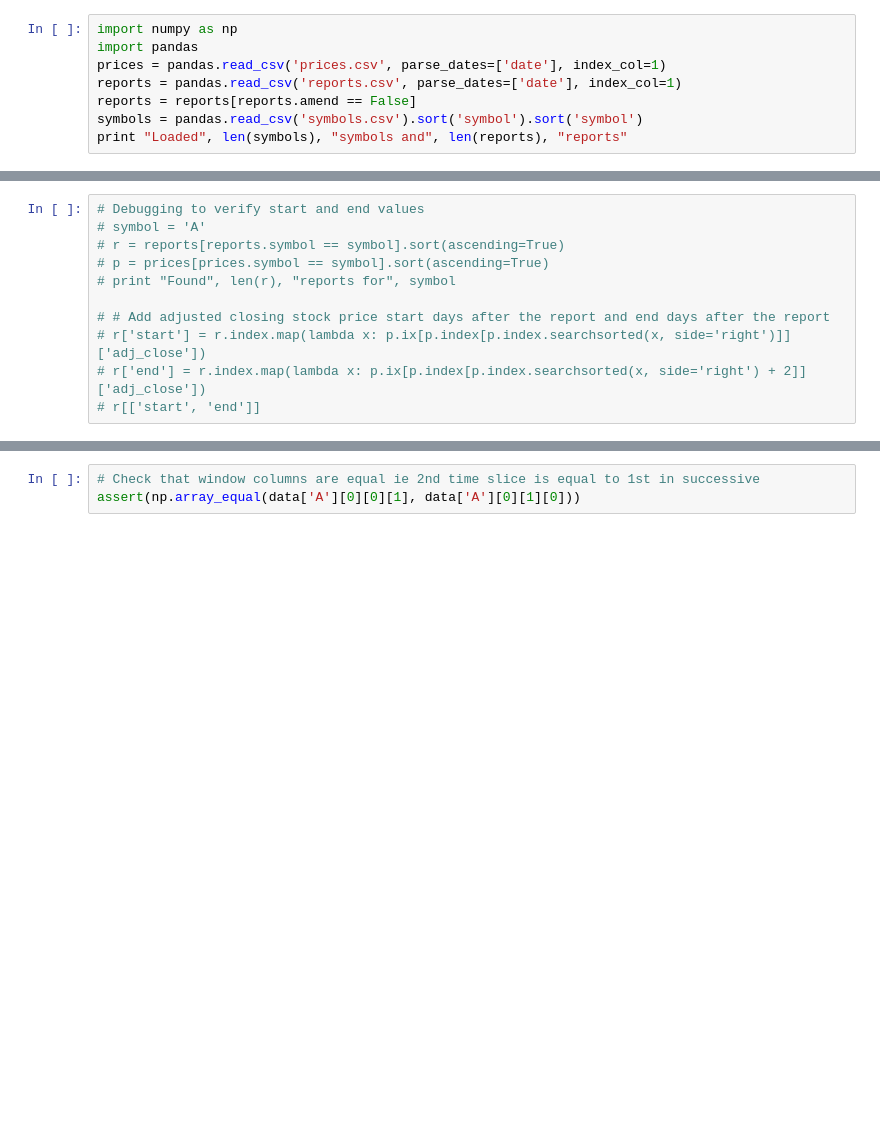
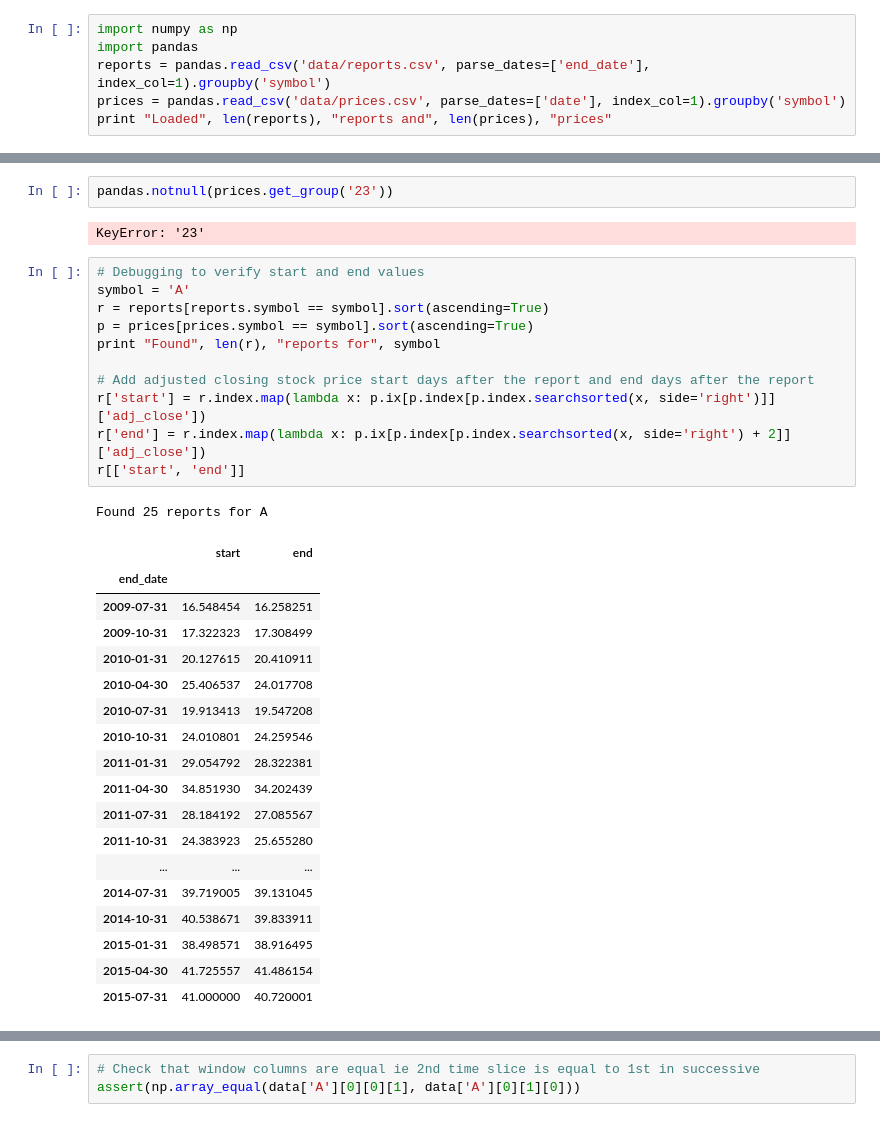
Before and after one commit to xbrlware/swan, a Jupyter notebook: nnvg.ipynb, the cells around one changed output, grey strips where cells are left out. Saved outputs shown, nothing was run; the diff lists cells and outputs as text; blank space fills up the shorter version.

```diff
--- a/nnvg.ipynb
+++ b/nnvg.ipynb
@@ -13,9 +13,7 @@ X = 4 quarters of fundamental data and whether stock was up or down from the pri
 # %%
 import numpy as np
 import pandas
-prices = pandas.read_csv('prices.csv', parse_dates=['date'], index_col=1)
-reports = pandas.read_csv('reports.csv', parse_dates=['date'], index_col=1)
-reports = reports[reports.amend == False]
-symbols = pandas.read_csv('symbols.csv').sort('symbol').sort('symbol')
-print "Loaded", len(symbols), "symbols and", len(reports), "reports"
+reports = pandas.read_csv('data/reports.csv', parse_dates=['end_date'], index_col=1).groupby('symbol')
+prices = pandas.read_csv('data/prices.csv', parse_dates=['date'], index_col=1).groupby('symbol')
+print "Loaded", len(reports), "reports and", len(prices), "prices"
 # %% [output]
@@ -23,12 +32,36 @@ Loaded 502 symbols and 10851 reports
+# %%
+pandas.notnull(prices.get_group('23'))
+# %% [output]
+KeyError: '23'
 # %%
 # Debugging to verify start and end values
-# symbol = 'A'
-# r = reports[reports.symbol == symbol].sort(ascending=True)
-# p = prices[prices.symbol == symbol].sort(ascending=True)
-# print "Found", len(r), "reports for", symbol
+symbol = 'A'
+r = reports[reports.symbol == symbol].sort(ascending=True)
+p = prices[prices.symbol == symbol].sort(ascending=True)
+print "Found", len(r), "reports for", symbol
 
-# # Add adjusted closing stock price start days after the report and end days after the report
-# r['start'] = r.index.map(lambda x: p.ix[p.index[p.index.searchsorted(x, side='right')]]['adj_close'])
-# r['end'] = r.index.map(lambda x: p.ix[p.index[p.index.searchsorted(x, side='right') + 2]]['adj_close'])
-# r[['start', 'end']]
+# Add adjusted closing stock price start days after the report and end days after the report
+r['start'] = r.index.map(lambda x: p.ix[p.index[p.index.searchsorted(x, side='right')]]['adj_close'])
+r['end'] = r.index.map(lambda x: p.ix[p.index[p.index.searchsorted(x, side='right') + 2]]['adj_close'])
+r[['start', 'end']]
+# %% [output]
+Found 25 reports for A
+|  | start | end |
+| end_date |  |  |
+| 2009-07-31 | 16.548454 | 16.258251 |
+| 2009-10-31 | 17.322323 | 17.308499 |
+| 2010-01-31 | 20.127615 | 20.410911 |
+| 2010-04-30 | 25.406537 | 24.017708 |
+| 2010-07-31 | 19.913413 | 19.547208 |
+| 2010-10-31 | 24.010801 | 24.259546 |
+| 2011-01-31 | 29.054792 | 28.322381 |
+| 2011-04-30 | 34.851930 | 34.202439 |
+| 2011-07-31 | 28.184192 | 27.085567 |
+| 2011-10-31 | 24.383923 | 25.655280 |
+| ... | ... | ... |
+| 2014-07-31 | 39.719005 | 39.131045 |
+| 2014-10-31 | 40.538671 | 39.833911 |
+| 2015-01-31 | 38.498571 | 38.916495 |
+| 2015-04-30 | 41.725557 | 41.486154 |
+| 2015-07-31 | 41.000000 | 40.720001 |
 # %%
```
Also changed, not shown: parts of 13 cells of this notebook.
